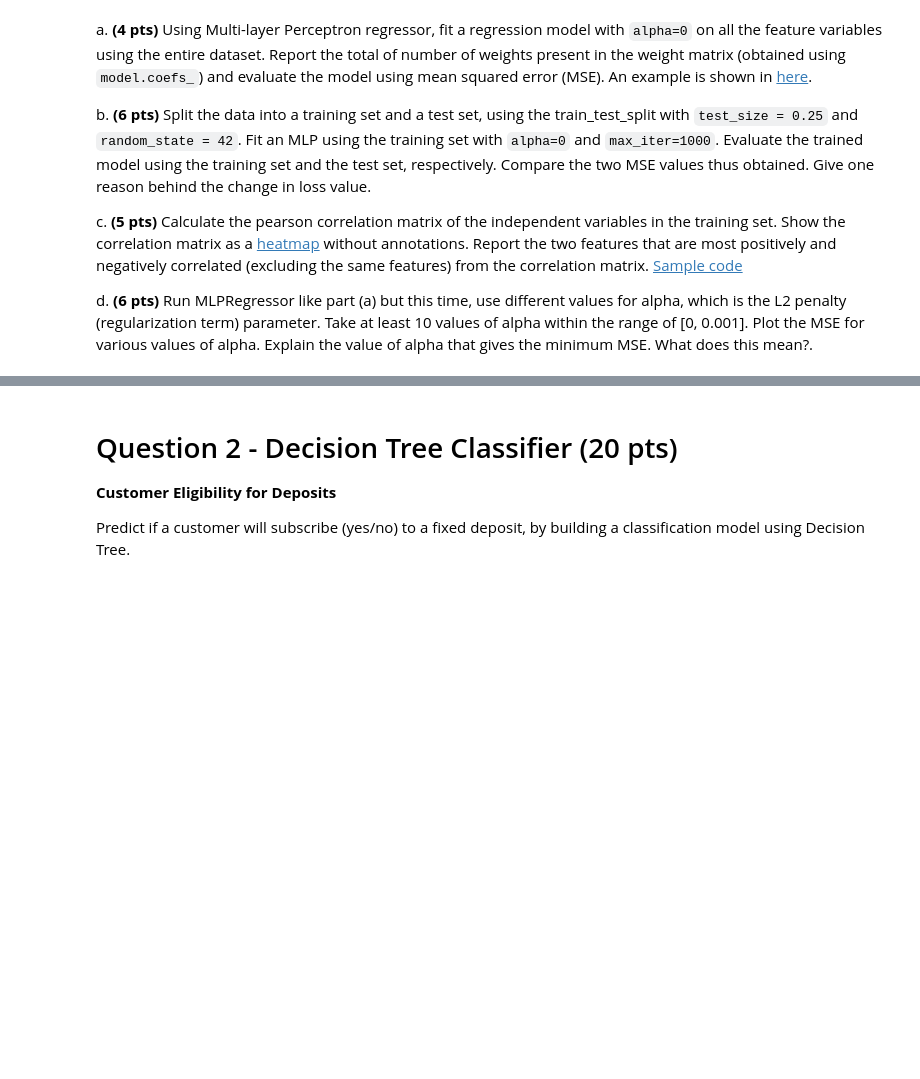
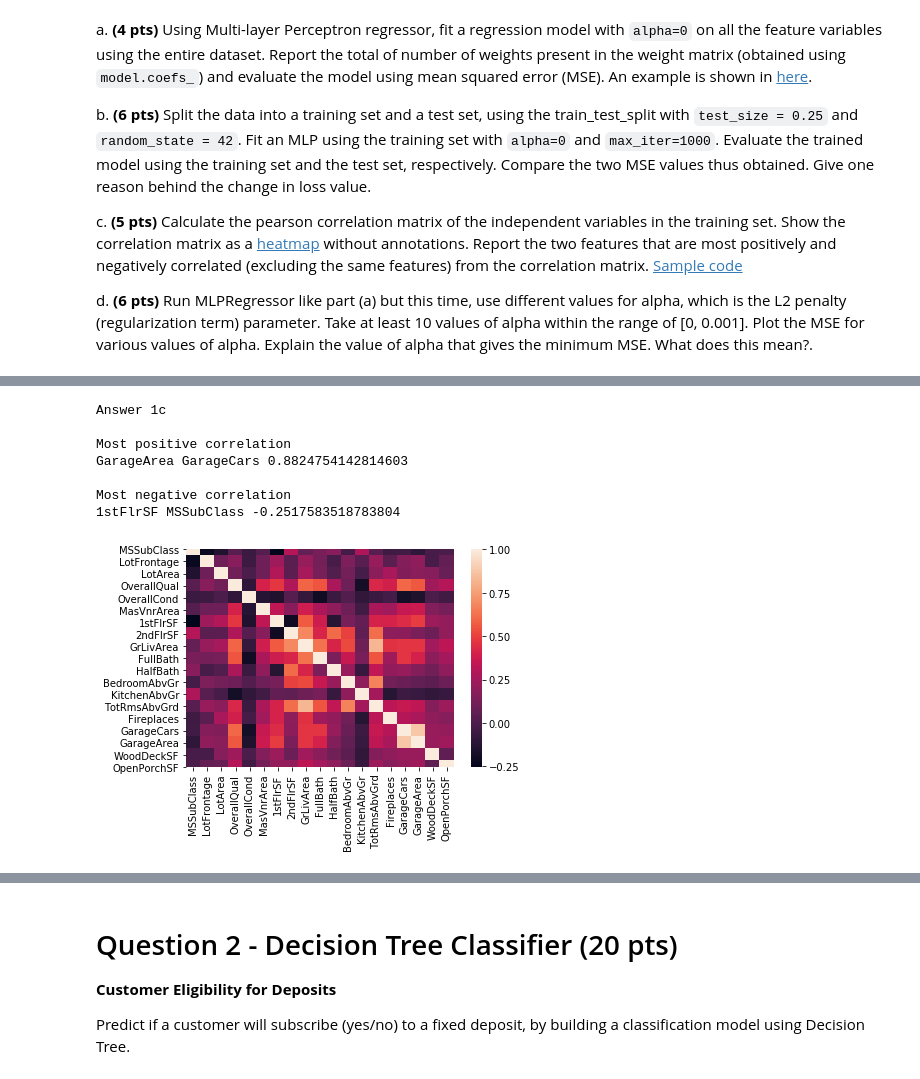
Before and after one commit to alexlisa9/HW3_EE461P, a Jupyter notebook: hw3.ipynb, the cells around one changed output, grey strips where cells are left out. Drawn from its saved outputs; the diff is of its cells as text; code cells hidden in the pictures; blank space fills up the shorter version.

```diff
--- a/hw3.ipynb
+++ b/hw3.ipynb
@@ -44,3 +44,21 @@ b. **(6 pts)** Split the data into a training set and a test set, using the trai
 c. **(5 pts)** Calculate the pearson correlation matrix of the independent variables in the training set. Show the correlation matrix as a [heatmap](https://seaborn.pydata.org/generated/seaborn.heatmap.html) without annotations. Report the two features that are most positively and negatively correlated (excluding the same features) from the correlation matrix. [Sample code](https://stackoverflow.com/a/41453817)
 
 d. **(6 pts)** Run MLPRegressor like part (a) but this time, use different values for alpha, which is the L2 penalty (regularization term) parameter. Take at least 10 values of alpha within the range of [0, 0.001]. Plot the MSE for various values of alpha. Explain the value of alpha that gives the minimum MSE. What does this mean?.
+# %%
+# Answer 1a
+print("Answer 1a\n")
+
+model = MLPRegressor(random_state=42, alpha=0, max_iter=1000)
+model.fit(X, Y)
+coefs = model.coefs_
+
+y_pred = model.predict(X)
+mse = mean_squared_error(Y, y_pred)
+
+
+print("First layer has ", len(coefs[0]), " weights")
+print("Second layer has ", len(coefs[1]), " weights")
+print("Total number of weights is ", (len(coefs[0]) + len(coefs[1])))
+
+print()
+print("MSE ", mse)
@@ -46,0 +104,41 @@ d. **(6 pts)** Run MLPRegressor like part (a) but this time, use different value
+# %%
+# Answer 1c
+print("Answer 1c\n")
+import seaborn as sns
+
+corr = X.corr()
+ax = sns.heatmap(corr)
+
+max_corr = -1000
+min_corr = 1000
+max_features = []
+min_features = []
+
+labels = corr.columns.values
+
+for r in range(0, corr.shape[0]):
+    for c in range(0, r):
+        val = corr.iloc[r,c]
+        if(val > max_corr):
+            max_corr = val
+            max_features = [r,c]
+        if(val < min_corr):
+            min_corr = val
+            min_features = [r,c]
+
+print("Most positive correlation")
+print(labels[max_features[0]],labels[max_features[1]], max_corr)
+
+print()
+
+print("Most negative correlation")
+print(labels[min_features[0]],labels[min_features[1]], min_corr)
+# %% [output]
+Answer 1c
+
+Most positive correlation
+GarageArea GarageCars 0.8824754142814603
+
+Most negative correlation
+1stFlrSF MSSubClass -0.2517583518783804
+[figure, added]
```
Also changed, not shown: parts of 10 cells of this notebook.
